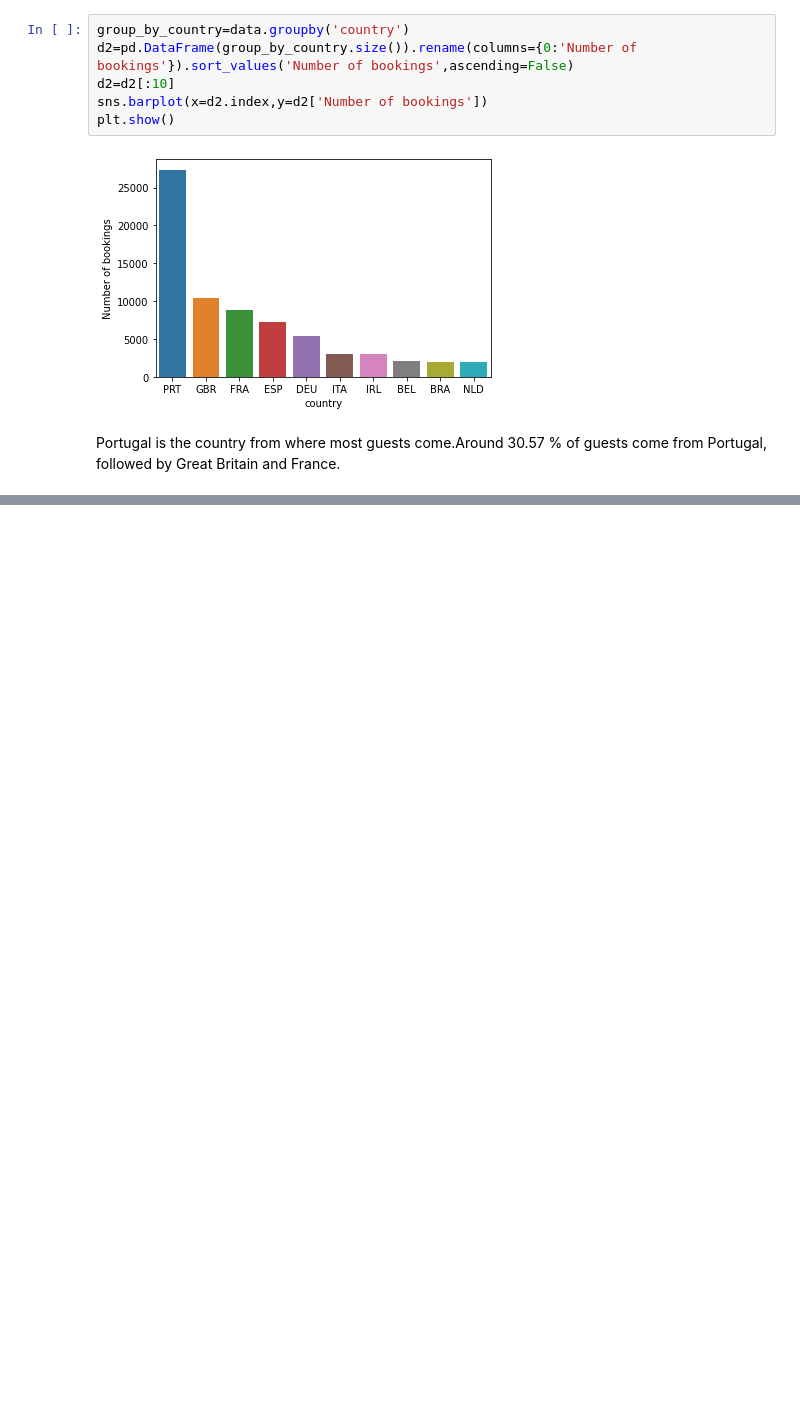
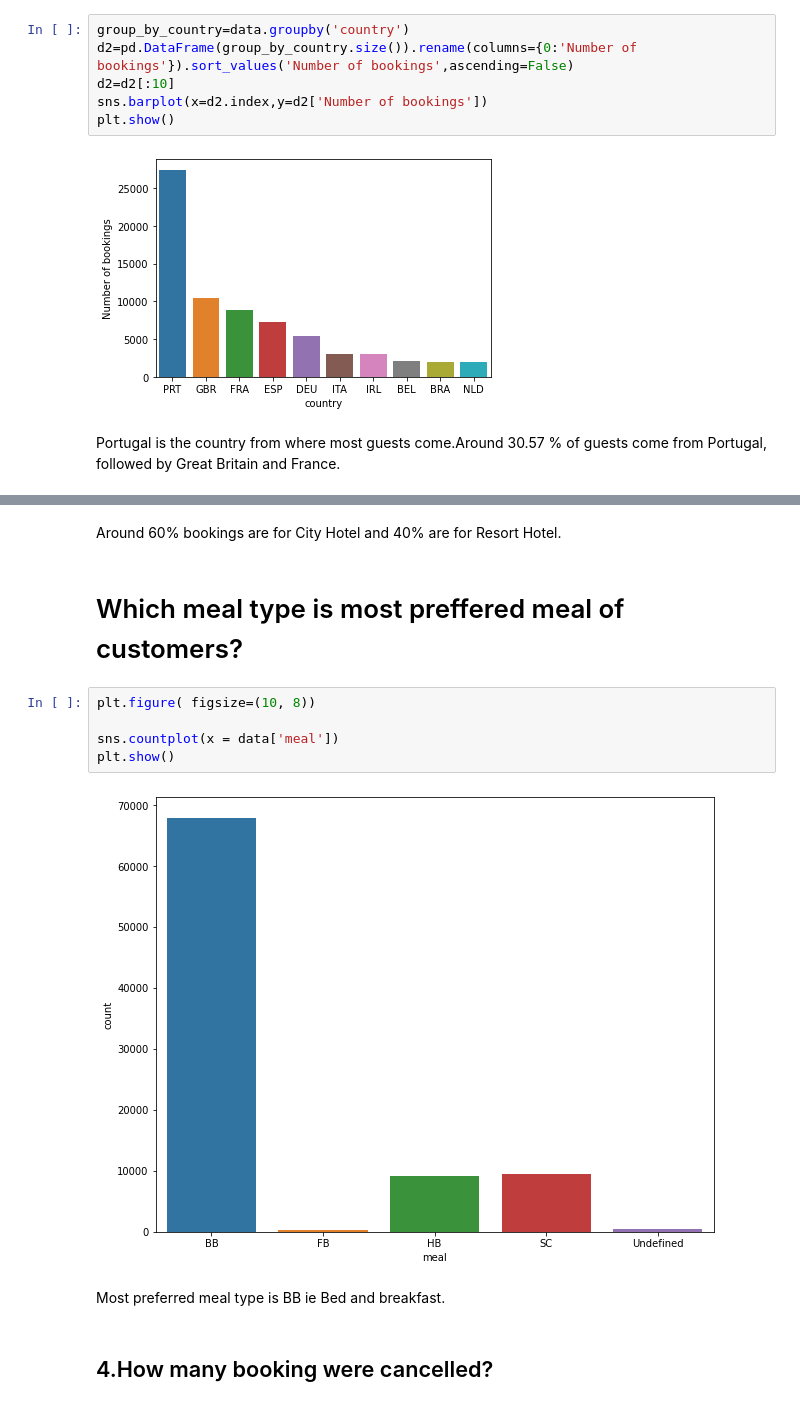
Before and after one commit to SakshamTripathi1996/Data-Science, a Jupyter notebook: Saksham_Hotel_Booking_Analysis_Capstone_Project.ipynb, the cells around one changed output, grey strips where cells are left out. Saved outputs shown, nothing was run; the diff lists cells and outputs as text; blank space fills up the shorter version.

```diff
--- a/Saksham_Hotel_Booking_Analysis_Capstone_Project.ipynb
+++ b/Saksham_Hotel_Booking_Analysis_Capstone_Project.ipynb
@@ -563,0 +215,15 @@ for p in ax.patches:
+# %% [markdown]
+Around 60% bookings are for City Hotel and 40% are for Resort Hotel.
+# %% [markdown]
+# Which meal type is most preffered meal of customers?
+# %%
+plt.figure( figsize=(10, 8))
+
+sns.countplot(x = data['meal'])
+plt.show()
+# %% [output]
+[figure, added]
+# %% [markdown]
+Most preferred meal type is BB ie Bed and breakfast.
+# %% [markdown]
+## 4.How many booking were cancelled?
```
Also changed, not shown: parts of 82 cells of this notebook.
